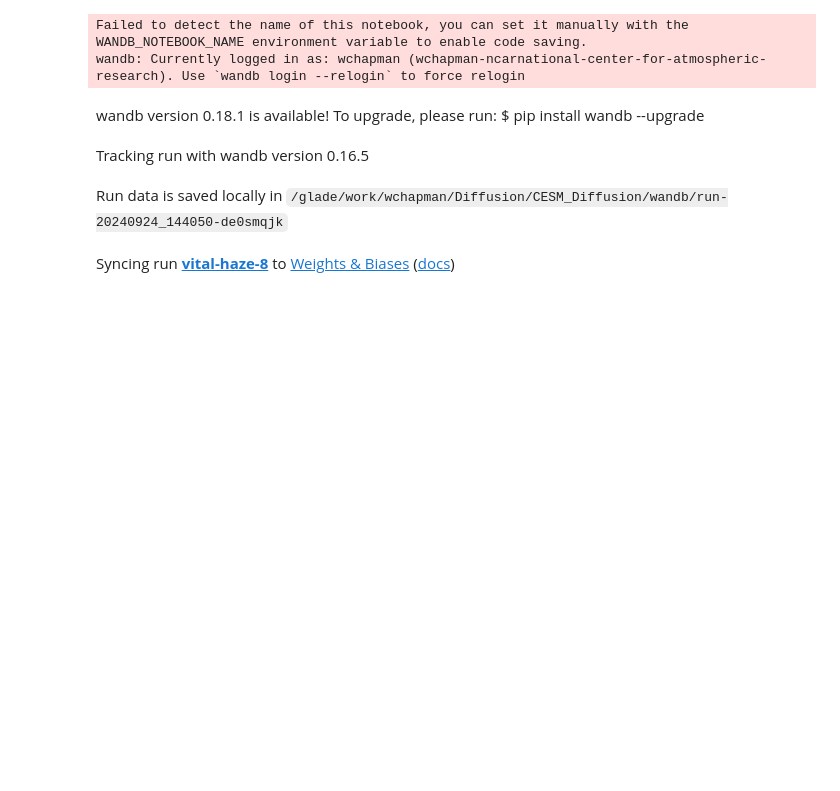
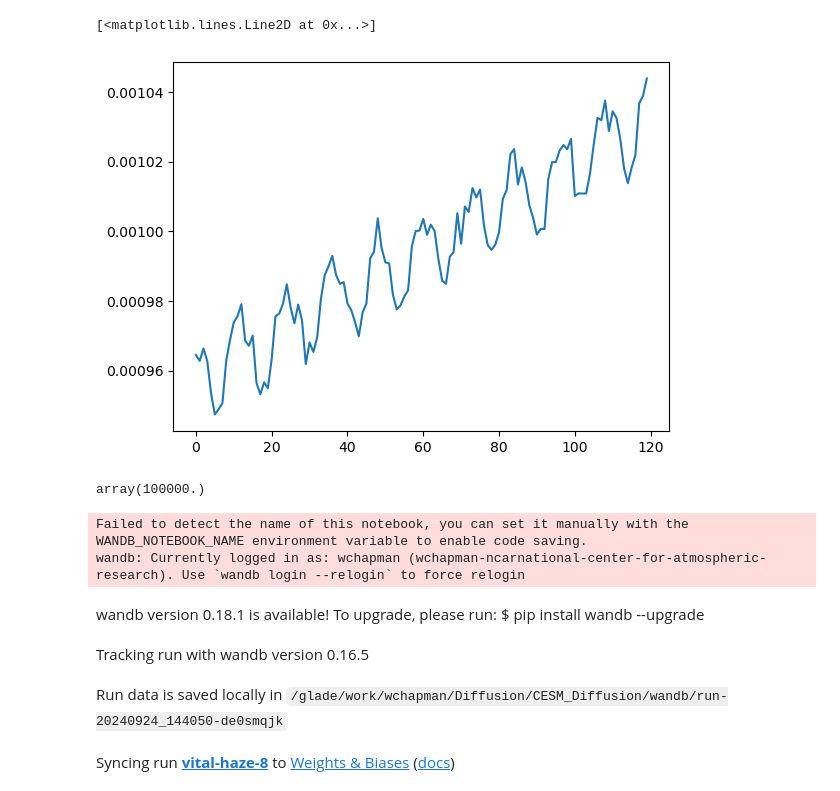
Before and after one commit to WillyChap/denoising-diffusion-pytorch, a Jupyter notebook: Development.ipynb, the cells around one changed output. Cells and saved outputs as stored; diff of their text form; code cells hidden in the pictures; blank space fills up the shorter version.

```diff
--- a/Development.ipynb
+++ b/Development.ipynb
@@ -52,0 +229,3 @@ import matplotlib.pyplot as plt
+# %%
+DS = xr.open_dataset('/glade/campaign/cgd/cesm/CESM2-LE/timeseries/atm/proc/tseries/month_1/ac_CO2/b.e21.BSSP370cmip6.f09_g17.LE2-1101.006.cam.h0.ac_CO2.207501-208412.nc')
+DS
@@ -53,3 +250,12 @@ import matplotlib.pyplot as plt
+# %%
+plt.plot(DS['CO2'].sel(lev = 1000, method='nearest', lat= 20, lon =100).values)
+# %% [output]
+[<matplotlib.lines.Line2D at 0x...>]
+[figure, added]
+# %%
+DS['P0'].values
+# %% [output]
+array(100000.)
 # %%
 from accelerate import Accelerator
 
```
Also changed, not shown: parts of 13 cells of this notebook, 2 other files.
